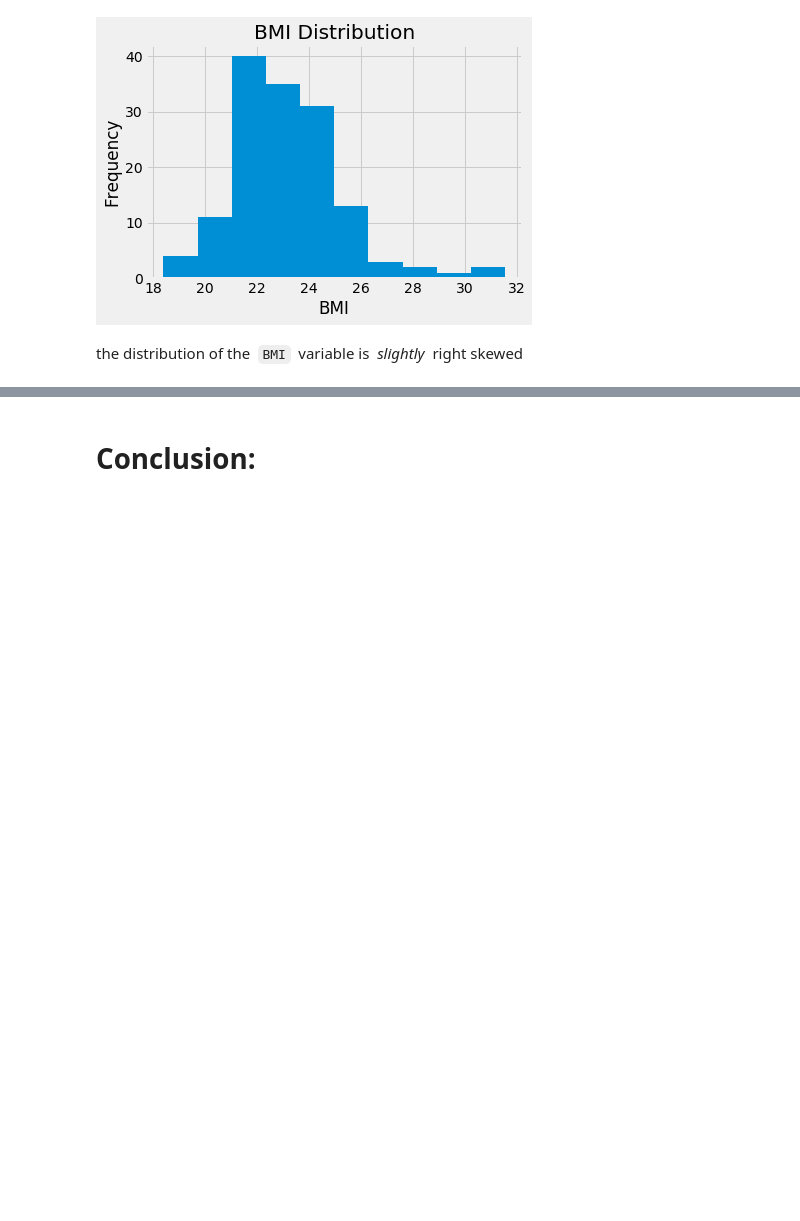
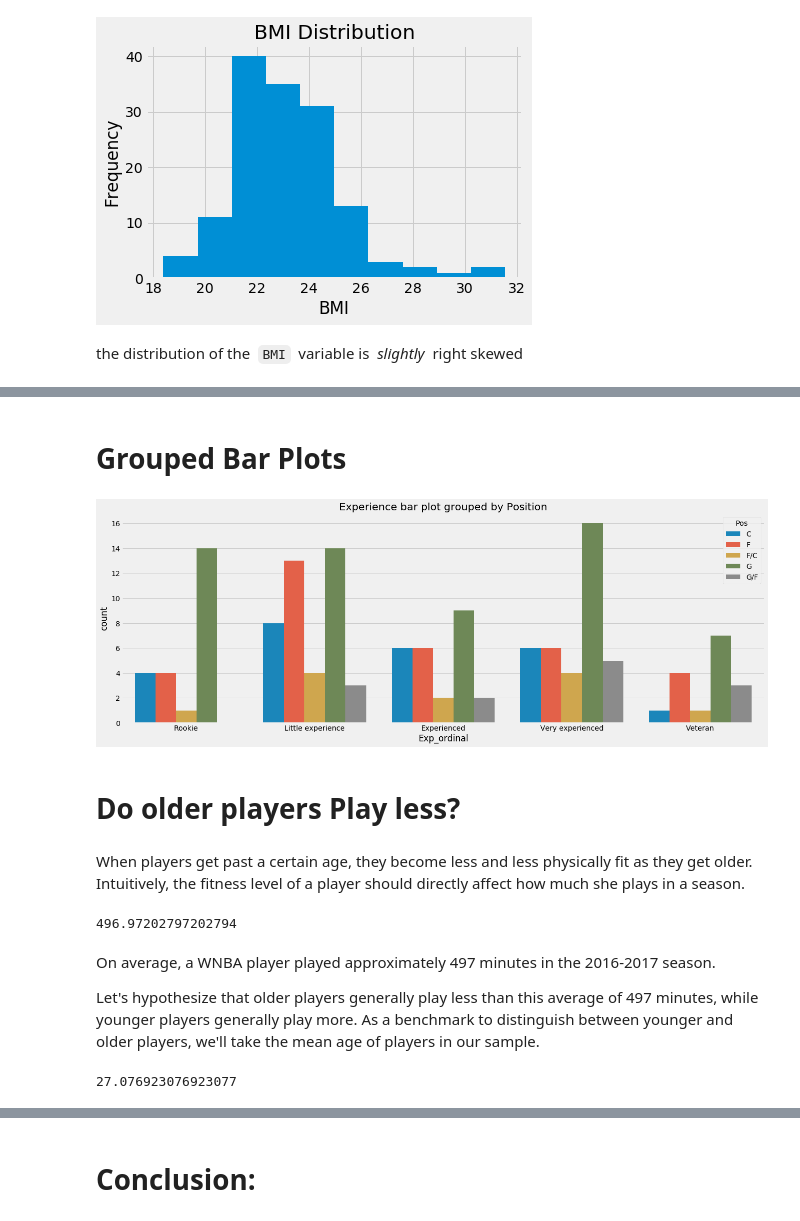
Before and after one commit to VictorOmondi1997/Statistics-Fundamentals, a Jupyter notebook: Frequency Distributions.ipynb, the cells around one changed output, grey strips where cells are left out. Saved outputs shown, nothing was run; the diff lists cells and outputs as text; code cells hidden in the pictures; blank space fills up the shorter version.

```diff
--- a/Frequency Distributions.ipynb
+++ b/Frequency Distributions.ipynb
@@ -549,0 +667,30 @@ the distribution of the  `BMI`  variable is  *slightly*  right skewed
+# %% [markdown]
+# Grouped Bar Plots
+# %%
+plt.figure(figsize=(20,7))
+sns.countplot(
+    data=wnba, x='Exp_ordinal',
+    hue='Pos',
+    order=['Rookie', 'Little experience', 'Experienced', 'Very experienced', 'Veteran'],
+    hue_order = ['C', 'F', 'F/C', 'G', 'G/F']
+)
+plt.title('Experience bar plot grouped by Position')
+plt.show()
+# %% [output]
+[figure, added]
+# %% [markdown]
+# Do older players Play less?
+# %% [markdown]
+When players get past a certain age, they become less and less physically fit as they get older. Intuitively, the fitness level of a player should directly affect how much she plays in a season.
+# %%
+wnba.MIN.mean()
+# %% [output]
+496.97202797202794
+# %% [markdown]
+On average, a WNBA player played approximately 497 minutes in the 2016-2017 season.
+
+Let's hypothesize that older players generally play less than this average of 497 minutes, while younger players generally play more. As a benchmark to distinguish between younger and older players, we'll take the mean age of players in our sample.
+# %%
+wnba.Age.mean()
+# %% [output]
+27.076923076923077
```
Also changed, not shown: parts of 28 cells of this notebook.
